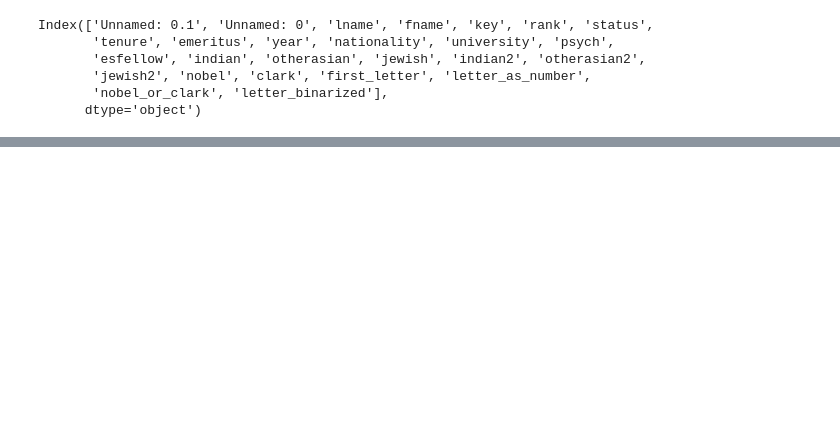
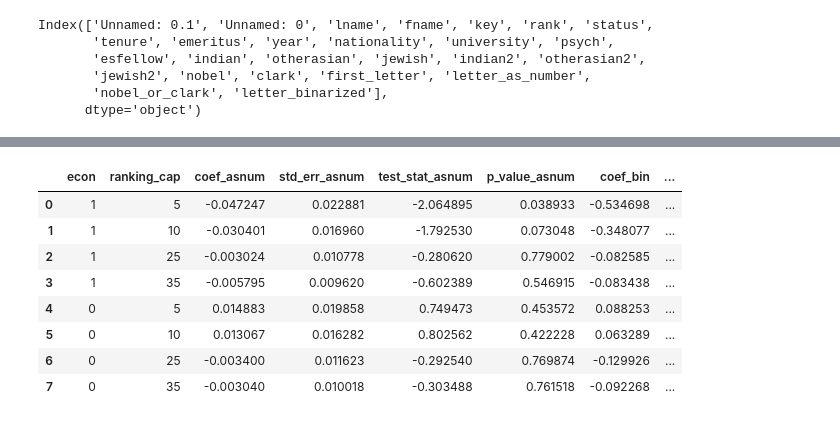
Before and after one commit to silva-cole/ecma31350-final-project, a Jupyter notebook: code/Double ML Modeling.ipynb, the cells around one changed output, grey strips where cells are left out. Cells and saved outputs as stored; diff of their text form; code cells hidden in the pictures; blank space fills up the shorter version.

Commit message:
added logit regression

```diff
--- a/code/Double ML Modeling.ipynb
+++ b/code/Double ML Modeling.ipynb
@@ -294,0 +375,28 @@ results_df
+# %%
+d = {'econ': [], 'ranking_cap': [], \
+     'coef_asnum': [], 'std_err_asnum': [], \
+     'test_stat_asnum': [], 'p_value_asnum': [], \
+     'coef_bin': [], 'std_err_bin': [],
+           'test_stat_bin': [], 'p_value_bin': []}
+for psych in [0,1]:
+    for ranking_cap in [5, 10, 25, 35]:
+        d['econ'].append(1 - psych)
+        d['ranking_cap'].append(ranking_cap)
+
+        mod_asnum = smf.logit('tenure ~ letter_as_number + indian + otherasian + jewish + rank', \
+                data=faculty_df[(faculty_df['psych'] == psych) & (faculty_df['rank'] <= ranking_cap)]).fit()
+
+        d['coef_asnum'].append(mod_asnum.params[1])
+        d['std_err_asnum'].append(mod_asnum.bse[1])
+        d['test_stat_asnum'].append(mod_asnum.tvalues[1])
+        d['p_value_asnum'].append(mod_asnum.pvalues[1])
+
+        mod_asnum = smf.logit('tenure ~ letter_binarized + indian + otherasian + jewish + rank', \
+                data=faculty_df[(faculty_df['psych'] == psych) & (faculty_df['rank'] <= ranking_cap)]).fit()
+
+        d['coef_bin'].append(mod_asnum.params[1])
+        d['std_err_bin'].append(mod_asnum.bse[1])
+        d['test_stat_bin'].append(mod_asnum.tvalues[1])
+        d['p_value_bin'].append(mod_asnum.pvalues[1])
+
+results_df_logit = pd.DataFrame(d)
@@ -294,0 +439,12 @@ results_df
+# %%
+results_df_logit
+# %% [output]
+|  | econ | ranking_cap | coef_asnum | std_err_asnum | test_stat_asnum | p_value_asnum | coef_bin | ... |
+| 0 | 1 | 5 | -0.047247 | 0.022881 | -2.064895 | 0.038933 | -0.534698 | ... |
+| 1 | 1 | 10 | -0.030401 | 0.016960 | -1.792530 | 0.073048 | -0.348077 | ... |
+| 2 | 1 | 25 | -0.003024 | 0.010778 | -0.280620 | 0.779002 | -0.082585 | ... |
+| 3 | 1 | 35 | -0.005795 | 0.009620 | -0.602389 | 0.546915 | -0.083438 | ... |
+| 4 | 0 | 5 | 0.014883 | 0.019858 | 0.749473 | 0.453572 | 0.088253 | ... |
+| 5 | 0 | 10 | 0.013067 | 0.016282 | 0.802562 | 0.422228 | 0.063289 | ... |
+| 6 | 0 | 25 | -0.003400 | 0.011623 | -0.292540 | 0.769874 | -0.129926 | ... |
+| 7 | 0 | 35 | -0.003040 | 0.010018 | -0.303488 | 0.761518 | -0.092268 | ... |
```
Also changed, not shown: parts of 8 cells of this notebook.
